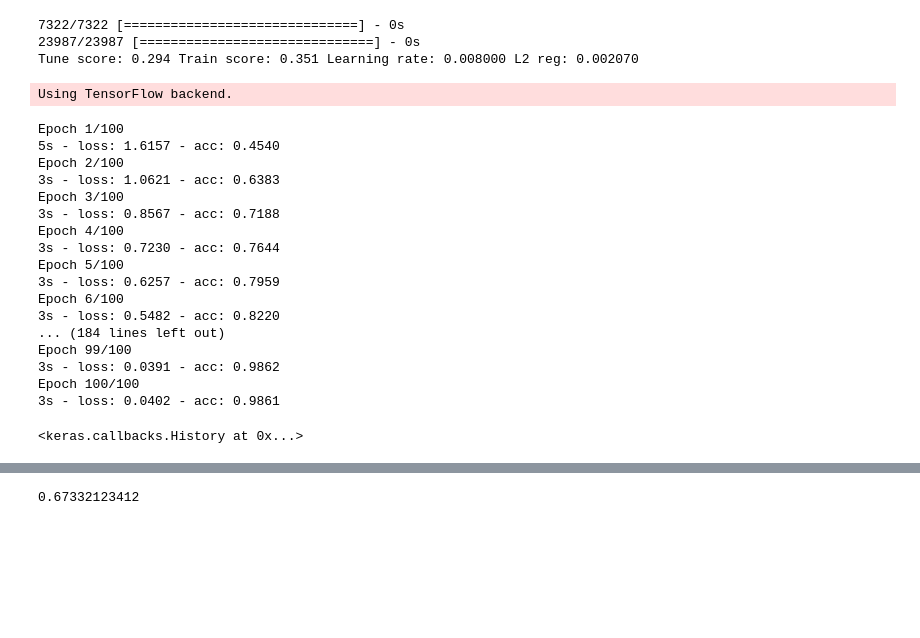
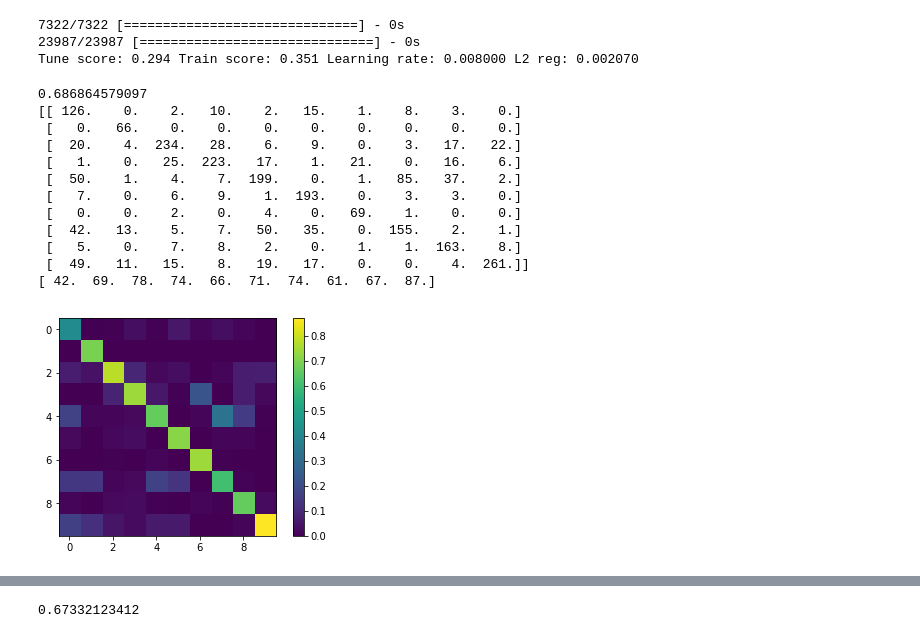
Before and after one commit to dthiem/Sound-Recognition, a Jupyter notebook: Keras.ipynb, the cells around one changed output, grey strips where cells are left out. Saved outputs shown, nothing was run; the diff lists cells and outputs as text; code cells hidden in the pictures; blank space fills up the shorter version.

Commit message:
Soundclips finding and basic visualization

```diff
--- a/Keras.ipynb
+++ b/Keras.ipynb
@@ -52,7 +53,7 @@ def appendSounds(data,labels,fp):
         iterator+=16
 # %%
 #hop 10ms, window 40
-def appendTracks(data,labels,fp):
+def appendTracks(data,labels,paths,fp):
     X, sr = sf.read(fp)
     sound = np.array(X)
     # librosa operates on (lenght, channels) matrices, wheras soundfile gave us (channels, lenght)
@@ -68,6 +69,7 @@ def appendTracks(data,labels,fp):
     mel = librosa.logamplitude(librosa.feature.melspectrogram(S=D, sr=10000, n_mels = 64),ref_power= np.max)
     data.append(mel)
     labels.append(classNumber)
+    paths.append(fp)
 # %%
 from multiprocessing import Process, Lock, Pipe,Event
 
@@ -81,12 +83,12 @@ data = []
 
 ## per process method, extracts data from given fold and sends it to main process
 def add(x,c):
-    tempdata,templabels = [],[]
+    tempdata,templabels,tempPaths = [],[],[]
     for file in glob.glob(x):
-        appendTracks(tempdata, templabels, file)
+        appendTracks(tempdata, templabels, tempPaths, file)
 
-    c.send(zip(tempdata, templabels))
-    del tempdata,templabels
+    c.send(zip(tempdata, templabels,tempPaths))
+    del tempdata,templabels,tempPaths
 
 
 ts = time.time()
@@ -104,8 +106,8 @@ if __name__ == '__main__':
 
     ## wait for threads to finish, get data
     for x,y in zip(threads,connections):
-        tD, tL = zip(*y.recv())
-        data.append((tD,tL))
+        tD, tL, tP = zip(*y.recv())
+        data.append((tD,tL,tP))
 
 
 
@@ -118,21 +120,15 @@ with h5py.File("wholeTracks.hdf5") as f:
 
     for x in data:
 
-        grp = f.create_group("fold"+str(fold))
+        tracks, cls, paths = (x)
+        for track, cl, path in zip(tracks,cls,paths):
 
-        index = 0
-        tracks, cls = (x)
-        for track, cl in zip(tracks,cls):
-
-            dset = grp.create_dataset(str(index),data=track)
+            dset = f.create_dataset(path,data=track)
             dset.attrs['class']=cl
-            index +=1
-
-        fold += 1
 
     f.close()
 
 print "I'm done, time was:" , time.time()-ts
 
-del data
+##del data
 # %% [output]
@@ -438,8 +497,6 @@ from keras import utils
 ## classes to vector - one hot encode
 trainLabels = np.array(utils.to_categorical(trainLabels, num_classes=10))
 tuneLabels = np.array(utils.to_categorical(tuneLabels, num_classes=10))
-# %% [output]
-Using TensorFlow backend.
 # %%
 from keras.models import Sequential
 from keras.layers import Dense, Dropout, Flatten
@@ -470,23 +527,32 @@ model.add(Dense(10, activation='softmax'))
 sgd = SGD(lr=0.01, decay=1e-6, momentum=0.9, nesterov=True)
 model.compile(loss='categorical_crossentropy', optimizer=sgd, metrics = ['accuracy'])
 
-model.fit(trainData, trainLabels, batch_size=512, epochs=100,verbose=2)
+model.fit(trainData, trainLabels, batch_size=512, epochs=100,verbose=0)
+predictOnDataBase(model,16)
-# %% [output]
-Epoch 1/100
-5s - loss: 1.6157 - acc: 0.4540
-Epoch 2/100
-3s - loss: 1.0621 - acc: 0.6383
-Epoch 3/100
-3s - loss: 0.8567 - acc: 0.7188
-Epoch 4/100
-3s - loss: 0.7230 - acc: 0.7644
-Epoch 5/100
-3s - loss: 0.6257 - acc: 0.7959
-Epoch 6/100
-3s - loss: 0.5482 - acc: 0.8220
-... (184 lines left out)
-Epoch 99/100
-3s - loss: 0.0391 - acc: 0.9862
-Epoch 100/100
-3s - loss: 0.0402 - acc: 0.9861
-<keras.callbacks.History at 0x...>
+# %%
+## print scores and graphic version
+## confusion matrix, x - actual class, y - predicted class
+from sklearn.preprocessing import normalize
+scores = getScores(8,9,10)
+print scores[1]
+print scores[0]
+np.set_printoptions(precision=0)
+print 100*np.diag(scores[0])/scores[0].sum(axis=0)
+normscores =normalize(scores[0],norm='l1' ,axis=0)
+plt.imshow(normscores)
+plt.colorbar()
+plt.show()
+# %% [output]
+0.686864579097
+[[ 126.    0.    2.   10.    2.   15.    1.    8.    3.    0.]
+ [   0.   66.    0.    0.    0.    0.    0.    0.    0.    0.]
+ [  20.    4.  234.   28.    6.    9.    0.    3.   17.   22.]
+ [   1.    0.   25.  223.   17.    1.   21.    0.   16.    6.]
+ [  50.    1.    4.    7.  199.    0.    1.   85.   37.    2.]
+ [   7.    0.    6.    9.    1.  193.    0.    3.    3.    0.]
+ [   0.    0.    2.    0.    4.    0.   69.    1.    0.    0.]
+ [  42.   13.    5.    7.   50.   35.    0.  155.    2.    1.]
+ [   5.    0.    7.    8.    2.    0.    1.    1.  163.    8.]
+ [  49.   11.   15.    8.   19.   17.    0.    0.    4.  261.]]
+[ 42.  69.  78.  74.  66.  71.  74.  61.  67.  87.]
+[figure, added]
```
Also changed, not shown: parts of 6 cells of this notebook.
